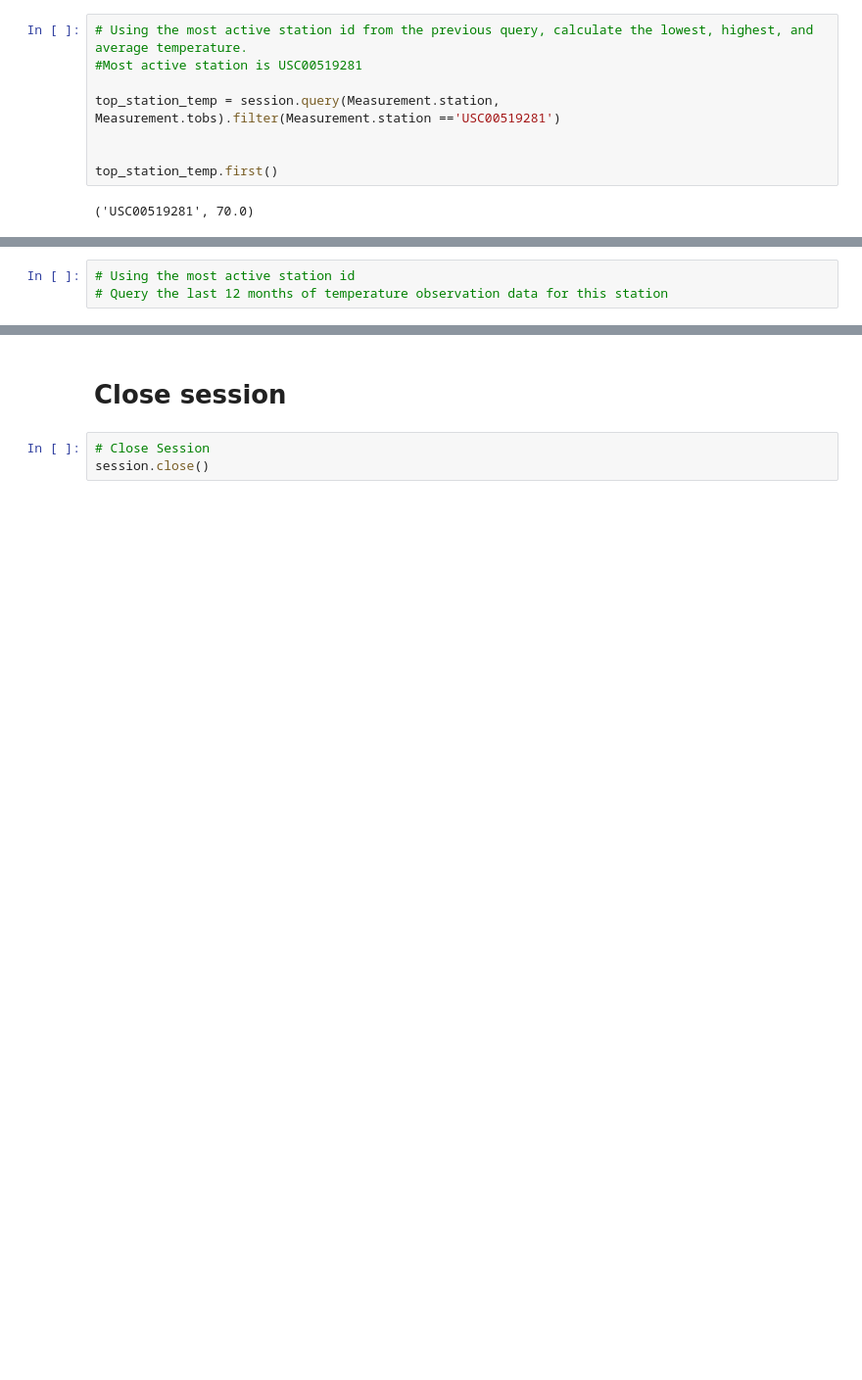
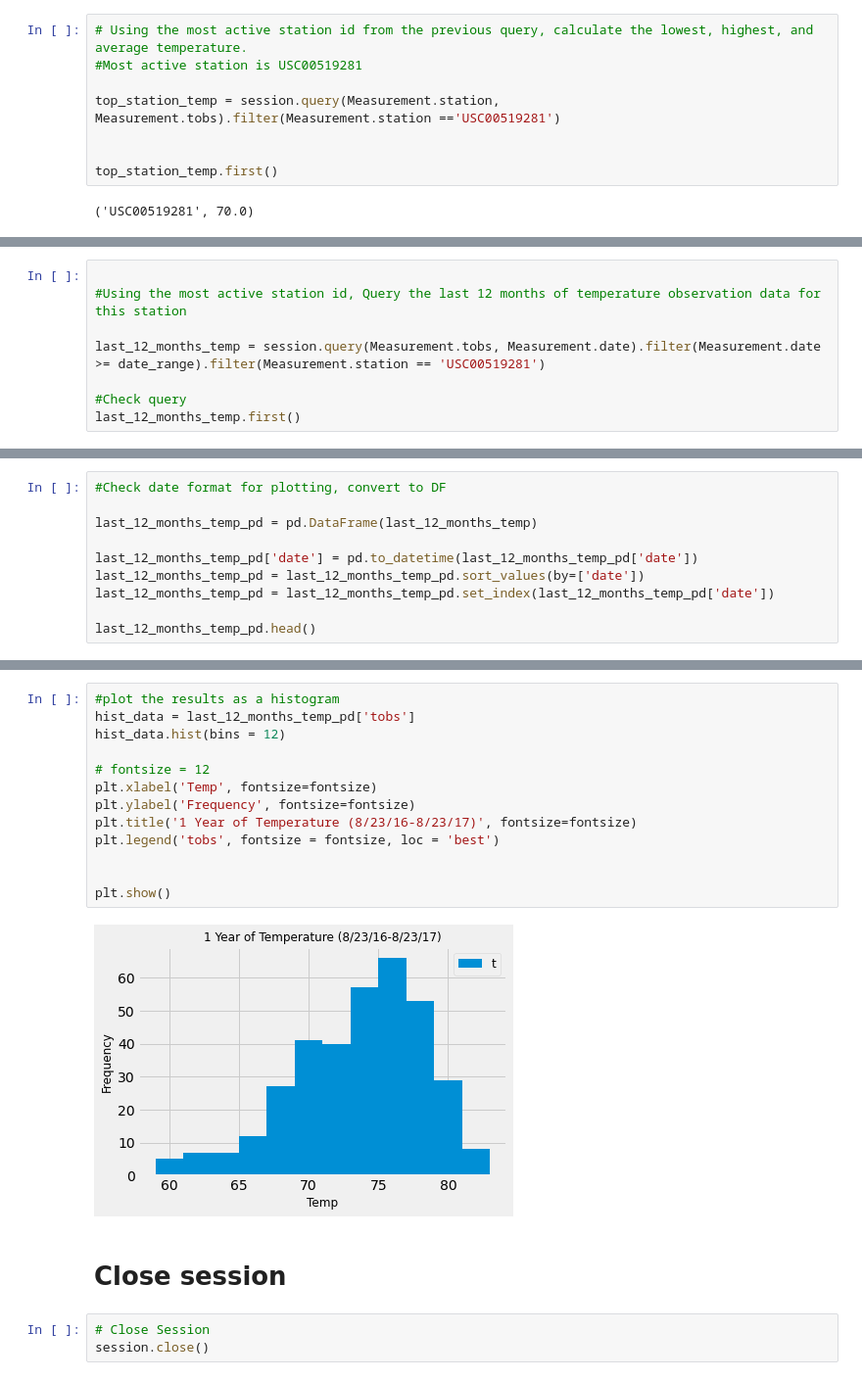
Before and after one commit to bexlev/sqlalchemy-challenge, a Jupyter notebook: climate_starter RL.ipynb, the cells around one changed output, grey strips where cells are left out. Shown at 98% size. Cells and saved outputs as stored; diff of their text form; blank space fills up the shorter version.

Commit message:
Fixed histogram

```diff
--- a/climate_starter RL.ipynb
+++ b/climate_starter RL.ipynb
@@ -201,3 +209,8 @@ top_station_temp.first()
 # %%
-# Using the most active station id
-# Query the last 12 months of temperature observation data for this station
+
+#Using the most active station id, Query the last 12 months of temperature observation data for this station
+
+last_12_months_temp = session.query(Measurement.tobs, Measurement.date).filter(Measurement.date >= date_range).filter(Measurement.station == 'USC00519281')
+
+#Check query
+last_12_months_temp.first()
@@ -205,0 +219,10 @@ top_station_temp.first()
+# %%
+#Check date format for plotting, convert to DF
+
+last_12_months_temp_pd = pd.DataFrame(last_12_months_temp)
+
+last_12_months_temp_pd['date'] = pd.to_datetime(last_12_months_temp_pd['date'])
+last_12_months_temp_pd = last_12_months_temp_pd.sort_values(by=['date'])
+last_12_months_temp_pd = last_12_months_temp_pd.set_index(last_12_months_temp_pd['date'])
+
+last_12_months_temp_pd.head()
@@ -206,3 +237,18 @@ top_station_temp.first()
+# %%
+#plot the results as a histogram
+hist_data = last_12_months_temp_pd['tobs']
+hist_data.hist(bins = 12)
+
+# fontsize = 12
+plt.xlabel('Temp', fontsize=fontsize)
+plt.ylabel('Frequency', fontsize=fontsize)
+plt.title('1 Year of Temperature (8/23/16-8/23/17)', fontsize=fontsize)
+plt.legend('tobs', fontsize = fontsize, loc = 'best')
+
+
+plt.show()
+# %% [output]
+[figure, added]
 # %% [markdown]
 # Close session
 # %%
```
Also changed, not shown: parts of 4 cells of this notebook.
